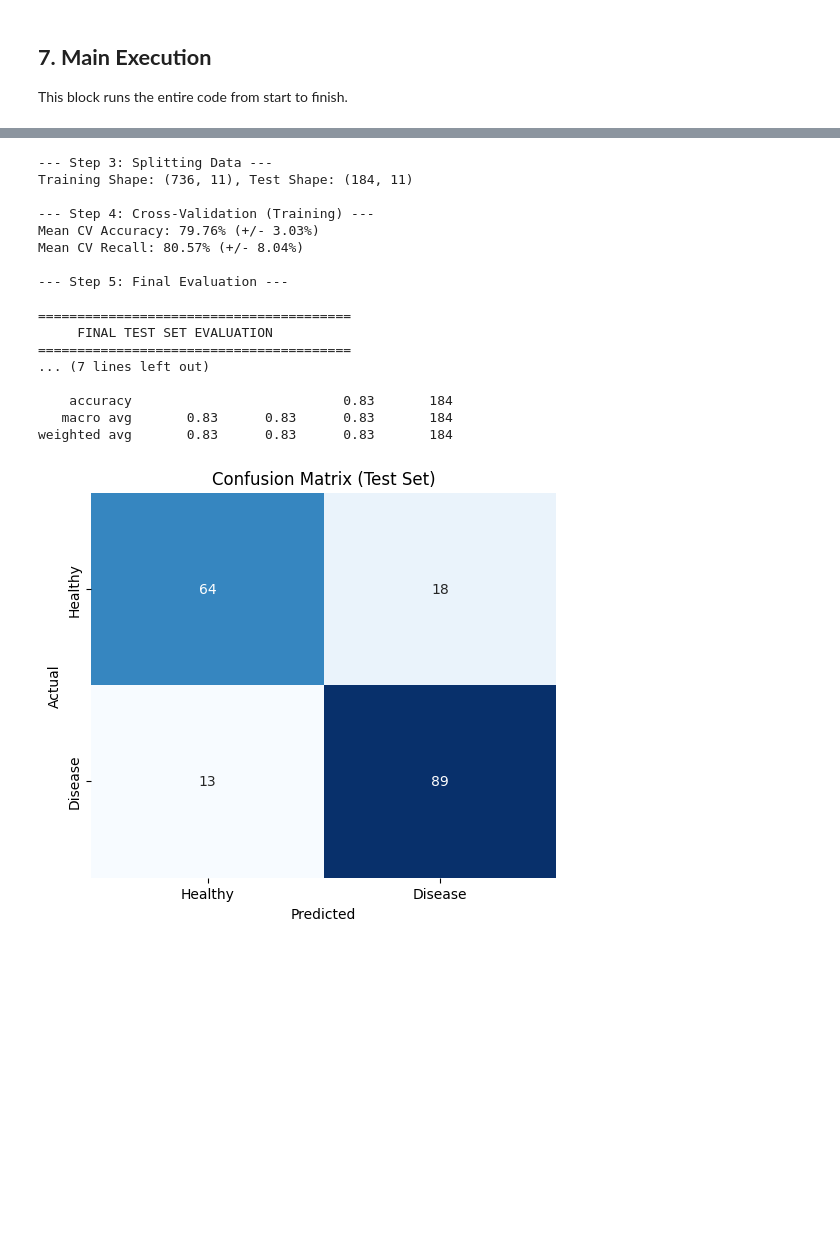
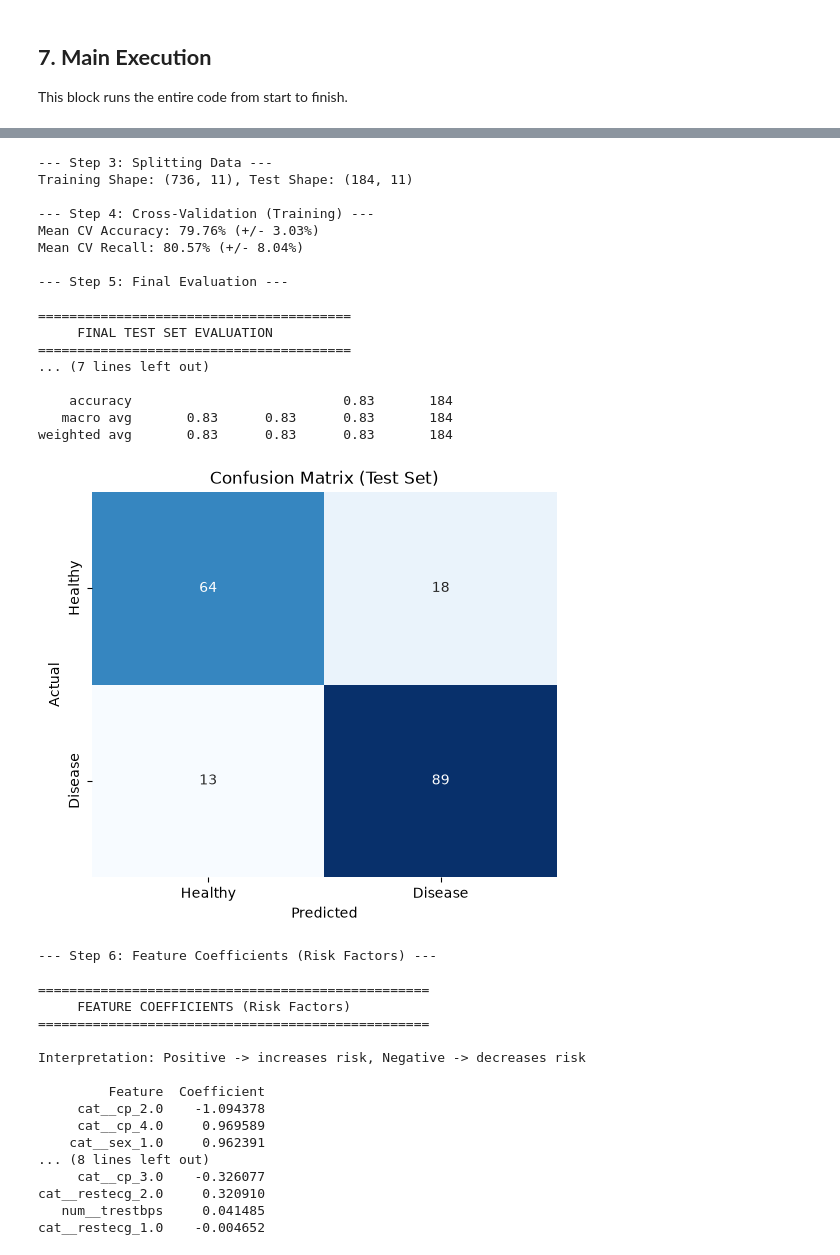
Before and after one commit to Shiyuki99/Heart_disease, a Jupyter notebook: FDS_Project_Heart_disease.ipynb, the cells around one changed output, grey strips where cells are left out. Cells and saved outputs as stored; diff of their text form; code cells hidden in the pictures; blank space fills up the shorter version.

Commit message:
added data and training coeffeciants added

```diff
--- a/FDS_Project_Heart_disease.ipynb
+++ b/FDS_Project_Heart_disease.ipynb
@@ -41,10 +41,10 @@ NUMERIC_FEATURES = ['age', 'trestbps', 'chol', 'thalach', 'oldpeak']
 CATEGORICAL_FEATURES = ['sex', 'cp', 'fbs', 'restecg', 'exang', 'slope']
 
 FILE_PATHS = {
-    "Cleveland": "processed.cleveland.data",
-    "Hungary": "reprocessed.hungarian.data",
-    "Switzerland": "processed.switzerland.data",
-    "Long Beach": "processed.va.data"
+    "Cleveland": "data/processed.cleveland.data",
+    "Hungary": "data/reprocessed.hungarian.data",
+    "Switzerland": "data/processed.switzerland.data",
+    "Long Beach": "data/processed.va.data"
 }
 # %% [markdown]
 ### **2.1 Dataset Selection & Exclusion Criteria**
@@ -196,6 +196,37 @@ def evaluate_model(pipeline, X_test, y_test):
     plt.ylabel('Actual')
     plt.title('Confusion Matrix (Test Set)')
     plt.show()
+# %%
+def plot_feature_coefficients(pipeline):
+    """Extracts and visualises Logistic Regression coefficients."""
+    preprocessor = pipeline.named_steps['preprocessor']
+    classifier = pipeline.named_steps['classifier']
+
+    feature_names = preprocessor.get_feature_names_out()
+    coefs = classifier.coef_[0]
+
+    coef_df = pd.DataFrame({
+        'Feature': feature_names,
+        'Coefficient': coefs
+    })
+    coef_df['Abs_Coef'] = coef_df['Coefficient'].abs()
+    coef_df = coef_df.sort_values('Abs_Coef', ascending=False)
+
+    print("\n" + "=" * 50)
+    print("     FEATURE COEFFICIENTS (Risk Factors)")
+    print("=" * 50)
+    print("\nInterpretation: Positive -> increases risk, Negative -> decreases risk\n")
+    print(coef_df[['Feature', 'Coefficient']].to_string(index=False))
+
+    plt.figure(figsize=(10, 6))
+    colors = ['#d62728' if c > 0 else '#1f77b4' for c in coef_df['Coefficient']]
+    plt.barh(coef_df['Feature'], coef_df['Coefficient'], color=colors)
+    plt.axvline(x=0, color='black', linewidth=0.5)
+    plt.xlabel('Coefficient (log-odds)')
+    plt.title('Logistic Regression Coefficients \u2014 Strongest Predictors of Heart Disease')
+    plt.gca().invert_yaxis()
+    plt.tight_layout()
+    plt.show()
 # %% [markdown]
 ## **7. Main Execution**
 This block runs the entire code from start to finish.
@@ -233,6 +264,10 @@ if __name__ == "__main__":
     print("\n--- Step 5: Final Evaluation ---")
     pipeline.fit(X_train, y_train)
     evaluate_model(pipeline, X_test, y_test)
+
+    # 6. Extract & Plot Feature Coefficients
+    print("\n--- Step 6: Feature Coefficients (Risk Factors) ---")
+    plot_feature_coefficients(pipeline)
 # %% [output]
 --- Step 1: Loading Data ---
 ✅ Loaded Cleveland: 303 rows
@@ -243,21 +278,38 @@ Dropped 1 rows with missing target.
 
 --- Step 2: Exploratory Data Analysis ---
 [figure]
 --- Step 3: Splitting Data ---
 Training Shape: (736, 11), Test Shape: (184, 11)
 
 --- Step 4: Cross-Validation (Training) ---
 Mean CV Accuracy: 79.76% (+/- 3.03%)
 Mean CV Recall: 80.57% (+/- 8.04%)
 
 --- Step 5: Final Evaluation ---
 
 ========================================
      FINAL TEST SET EVALUATION
 ========================================
 ... (7 lines left out)
 
     accuracy                           0.83       184
    macro avg       0.83      0.83      0.83       184
 weighted avg       0.83      0.83      0.83       184
-[figure, old version]
+[figure, new version]
+--- Step 6: Feature Coefficients (Risk Factors) ---
+
+==================================================
+     FEATURE COEFFICIENTS (Risk Factors)
+==================================================
+
+Interpretation: Positive -> increases risk, Negative -> decreases risk
+
+         Feature  Coefficient
+     cat__cp_2.0    -1.094378
+     cat__cp_4.0     0.969589
+    cat__sex_1.0     0.962391
+... (8 lines left out)
+     cat__cp_3.0    -0.326077
+cat__restecg_2.0     0.320910
+   num__trestbps     0.041485
+cat__restecg_1.0    -0.004652
```
Also changed, not shown: parts of 2 cells of this notebook, 5 other files.
